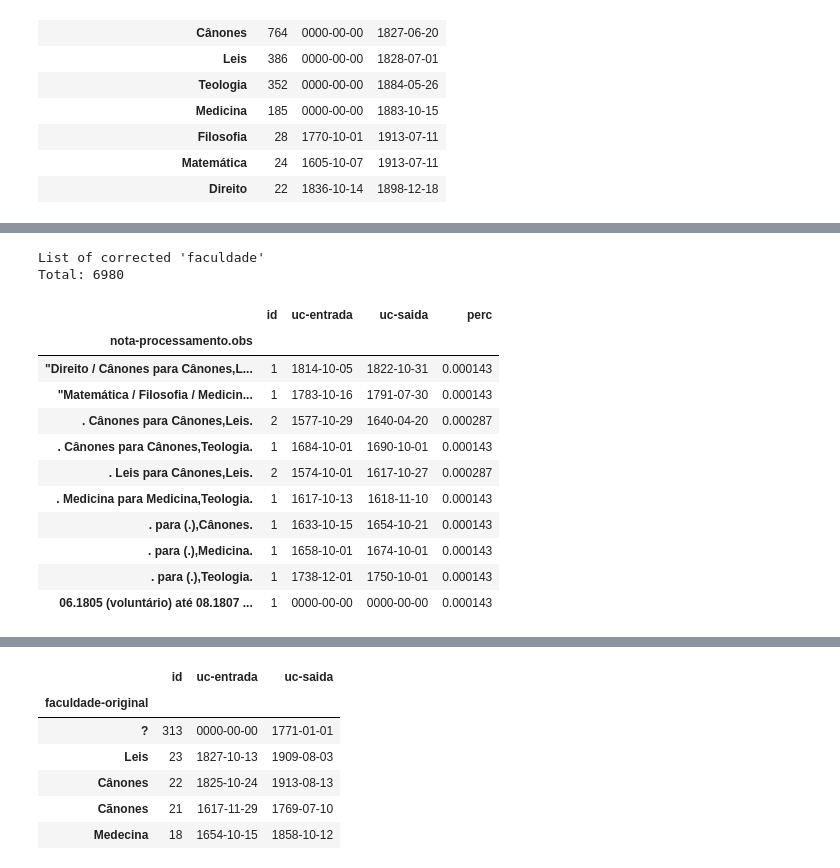
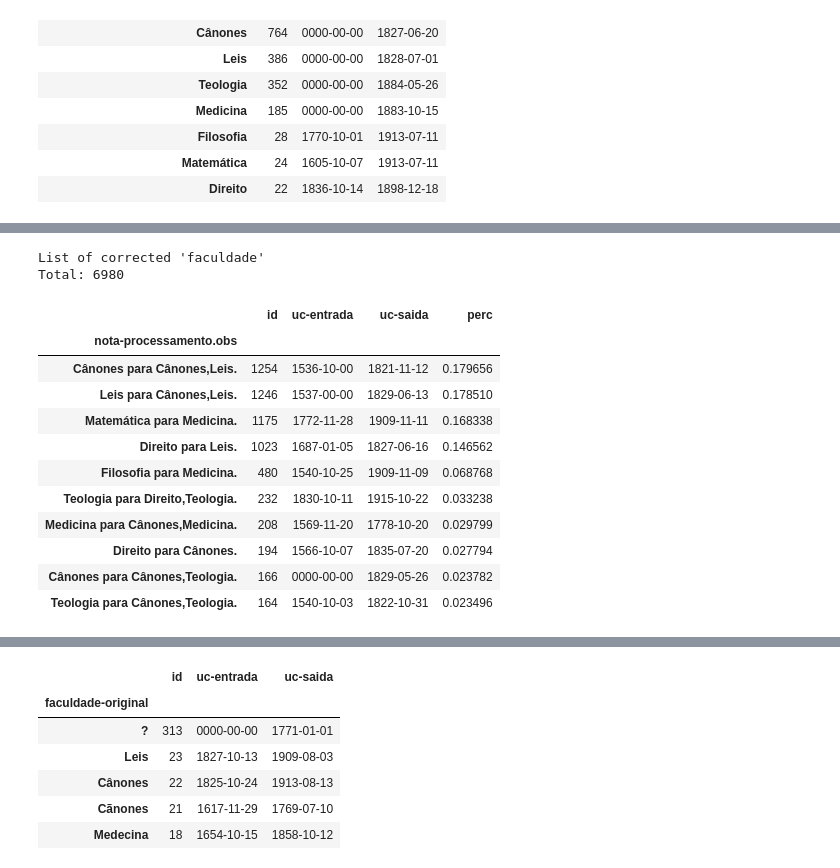
Before and after one commit to joaquimrcarvalho/fauc1537-1919, a Jupyter notebook: notebooks/030-faculdades_qa.ipynb, the cells around one changed output, grey strips where cells are left out. Cells and saved outputs as stored; diff of their text form; code cells hidden in the pictures.

```diff
--- a/notebooks/030-faculdades_qa.ipynb
+++ b/notebooks/030-faculdades_qa.ipynb
@@ -113,30 +166,30 @@ fac_corr.dropna(how='all', axis=1, inplace=True)
 # %%
 import pandas as pd
 
 df = fac_corr
 col = 'nota-processamento.obs' # subotal by this column
 df_totals = df.groupby(col).agg({'id':'nunique',
                                                   'uc-entrada':'min',
                                                   'uc-saida':'max'})
 total = df_totals['id'].sum()
 print("List of corrected 'faculdade'")
 print("Total:",total)
 df_totals['perc'] = df_totals['id']/total
 pd.set_option('display.max_rows',1000)
-#df_totals.sort_values('id',ascending=False, inplace=True)
+df_totals.sort_values('id',ascending=False, inplace=True)
 df_totals.head(10)
 # %% [output]
 List of corrected 'faculdade'
 Total: 6980
 |  | id | uc-entrada | uc-saida | perc |
 | nota-processamento.obs |  |  |  |  |
-| "Direito / Cânones para Cânones,L... | 1 | 1814-10-05 | 1822-10-31 | 0.000143 |
-| "Matemática / Filosofia / Medicin... | 1 | 1783-10-16 | 1791-07-30 | 0.000143 |
-| . Cânones para Cânones,Leis. | 2 | 1577-10-29 | 1640-04-20 | 0.000287 |
-| . Cânones para Cânones,Teologia. | 1 | 1684-10-01 | 1690-10-01 | 0.000143 |
-| . Leis para Cânones,Leis. | 2 | 1574-10-01 | 1617-10-27 | 0.000287 |
-| . Medicina para Medicina,Teologia. | 1 | 1617-10-13 | 1618-11-10 | 0.000143 |
-| . para (.),Cânones. | 1 | 1633-10-15 | 1654-10-21 | 0.000143 |
-| . para (.),Medicina. | 1 | 1658-10-01 | 1674-10-01 | 0.000143 |
-| . para (.),Teologia. | 1 | 1738-12-01 | 1750-10-01 | 0.000143 |
-| 06.1805 (voluntário) até 08.1807 ... | 1 | 0000-00-00 | 0000-00-00 | 0.000143 |
+| Cânones para Cânones,Leis. | 1254 | 1536-10-00 | 1821-11-12 | 0.179656 |
+| Leis para Cânones,Leis. | 1246 | 1537-00-00 | 1829-06-13 | 0.178510 |
+| Matemática para Medicina. | 1175 | 1772-11-28 | 1909-11-11 | 0.168338 |
+| Direito para Leis. | 1023 | 1687-01-05 | 1827-06-16 | 0.146562 |
+| Filosofia para Medicina. | 480 | 1540-10-25 | 1909-11-09 | 0.068768 |
+| Teologia para Direito,Teologia. | 232 | 1830-10-11 | 1915-10-22 | 0.033238 |
+| Medicina para Cânones,Medicina. | 208 | 1569-11-20 | 1778-10-20 | 0.029799 |
+| Direito para Cânones. | 194 | 1566-10-07 | 1835-07-20 | 0.027794 |
+| Cânones para Cânones,Teologia. | 166 | 0000-00-00 | 1829-05-26 | 0.023782 |
+| Teologia para Cânones,Teologia. | 164 | 1540-10-03 | 1822-10-31 | 0.023496 |
```
Also changed, not shown: parts of 33 cells of this notebook.
